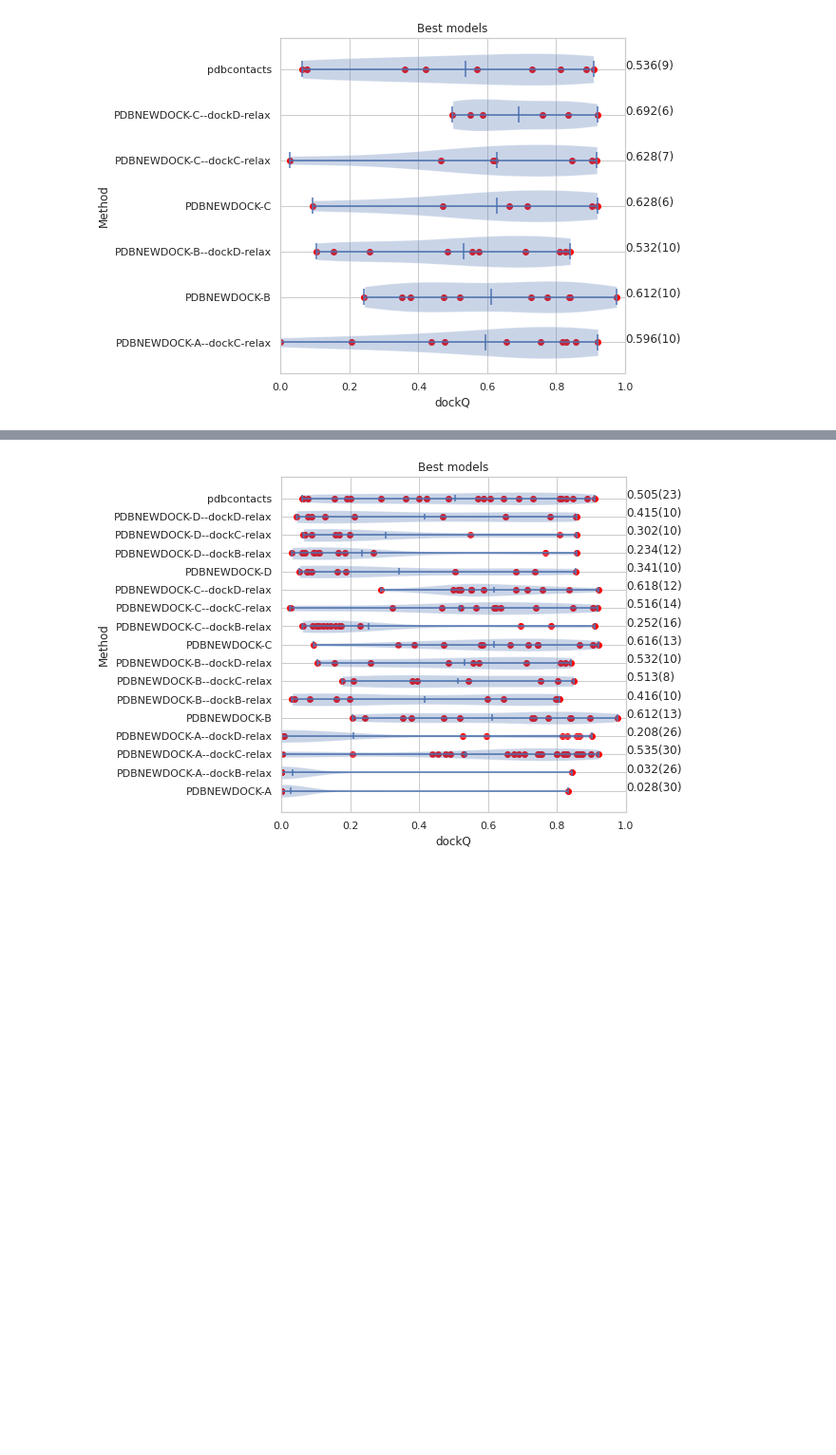
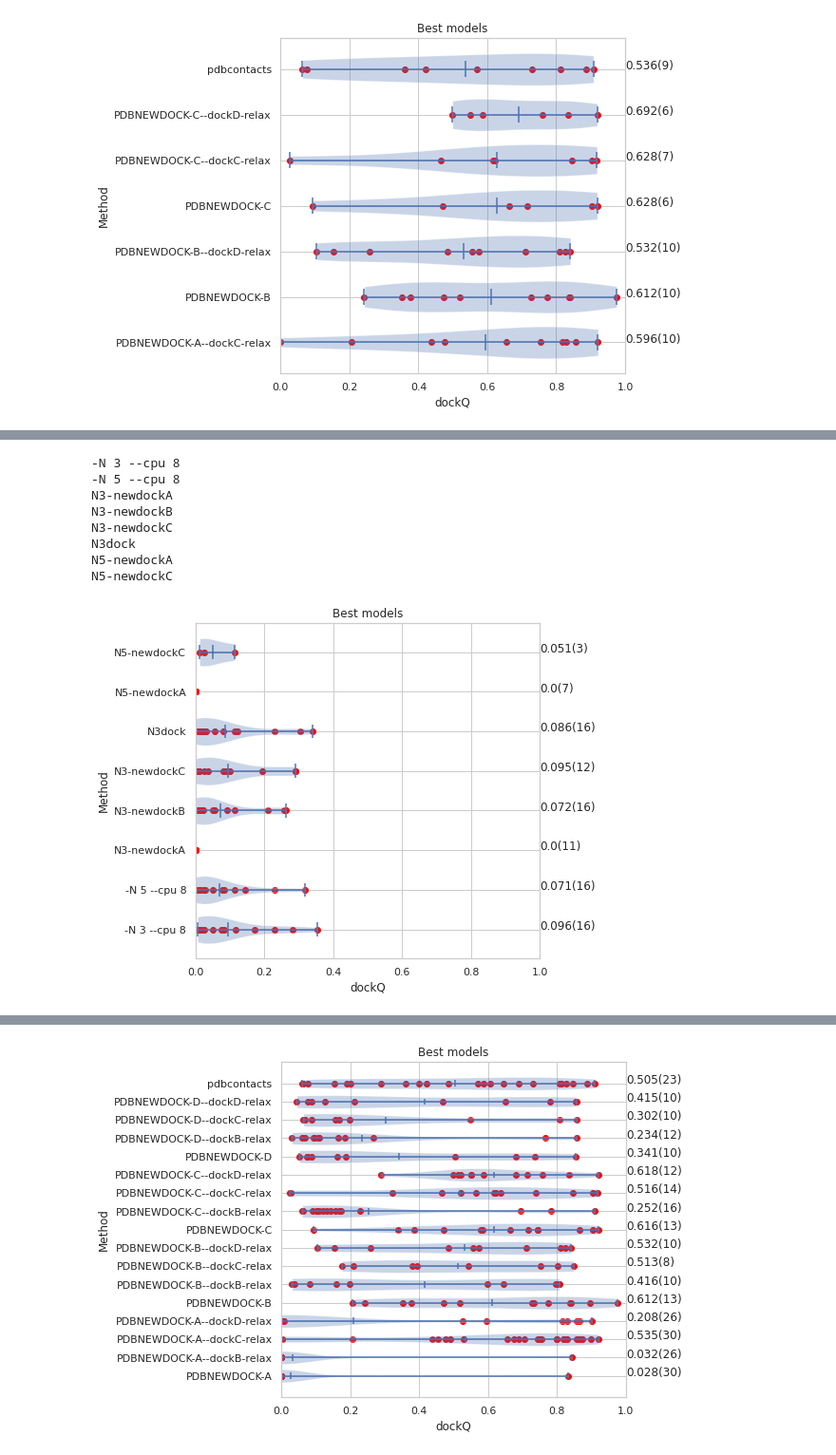
Before and after one commit to ElofssonLab/bioinfo-toolbox, a Jupyter notebook: trRosetta/csvplot.ipynb, the cells around one changed output, grey strips where cells are left out. Shown at 95% size. Saved outputs shown, nothing was run; the diff lists cells and outputs as text; code cells hidden in the pictures; blank space fills up the shorter version.

```diff
--- a/trRosetta/csvplot.ipynb
+++ b/trRosetta/csvplot.ipynb
@@ -1188,0 +1214,63 @@ pdbcontacts
+# %%
+# FInd best method for each model.
+#codes=df_max.loc[df_max.params.isin(pdbset)]["CODE"].unique()
+f, ax = plt.subplots(figsize=(6.5, 6.5))
+tempdf=newdf.loc[newdf.JHparams.isin(pdbset)]
+
+#best_df=newdf.sort_values("dockQ", ascending=False)
+best_df=tempdf.sort_values('dockQ', ascending=False).drop_duplicates(['code']).reset_index()
+best_df.sort_values("JHparams")
+
+good_df=newdf.loc[(newdf.code.isin(codes))&(newdf.JHparams.isin(pdbset))].reset_index()
+#plt.scatter(good_df.dockQ,good_df.JHparams,color="grey")
+#plt.scatter(best_df.dockQ,best_df.JHparams,color="red")
+
+
+all_df=df_max.loc[(df_max.CODE.isin(codes))&(df_max.params.isin(pdbset))].reset_index()
+plt.scatter(all_df.dockQ,all_df.JHparams,color="red")
+
+#cc=np.corrcoef(newdf.dockQ,newdf.len)
+#ax.legend()
+ax.set_title("Best models")
+ax.set_ylabel("Method")
+ax.set_xlabel("dockQ")
+ax.set(xlim=[0,1])
+done={}
+average={}
+length={}
+pos=[]
+i=0
+data=[]
+for d in sorted(pdbset):
+    done[d]=0
+    average[d]=df_max.loc[df_max.CODE.isin(codes)&(df_max.params==d)]["dockQ"].mean()
+    length[d]=len(df_max.loc[df_max.CODE.isin(codes)&(df_max.params==d)]["dockQ"])
+    pos+=[i]
+    data+=[df_max.loc[df_max.CODE.isin(codes)&(df_max.params==d)]["dockQ"]]
+    i+=1
+    print (d)
+
+
+ax.violinplot(data,pos, points=80, vert=False, widths=0.7,
+                      showmeans=True, showextrema=True, showmedians=False)
+for i, txt in enumerate(all_df.name):
+    #print (i,txt)
+    sstr=txt[0:4]
+    #ax.annotate(sstr, (newdf.dockQ[i], newdf.JHparams[i]))
+    #numhit=len(best_df.loc[best_df.JHparams==best_df.JHparams[i]])
+    #print (numhit,newdf.JHparams[i])
+    if done[all_df.JHparams[i]]==0:
+        done[all_df.JHparams[i]]=1
+        #ax.annotate(str(numhit),(.0, best_df.JHparams[i]))
+        ax.annotate(str(round(average[all_df.JHparams[i]],3))+"("+str(length[all_df.JHparams[i]])+")"
+                    ,(1.0, all_df.JHparams[i]))
+# %% [output]
+-N 3 --cpu 8
+-N 5 --cpu 8
+N3-newdockA
+N3-newdockB
+N3-newdockC
+N3dock
+N5-newdockA
+N5-newdockC
+[figure, added]
```
Also changed, not shown: parts of 51 cells of this notebook.
